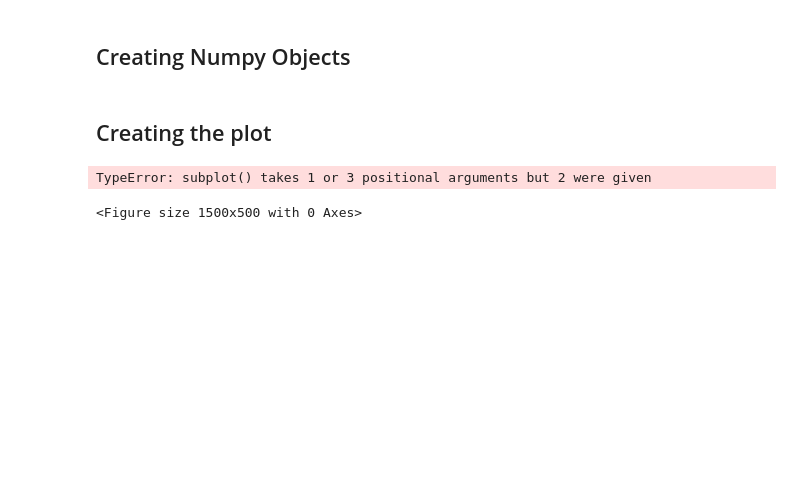
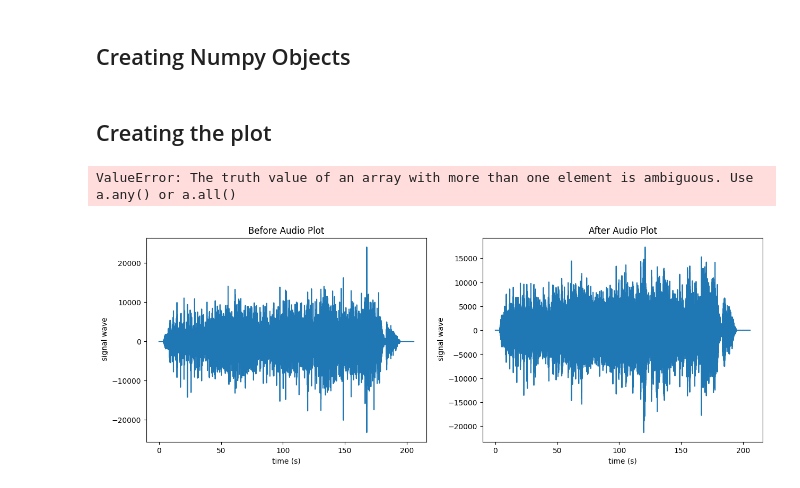
Before and after one commit to ShamalLakshan/AudExp, a Jupyter notebook: PerformaceAnalyser.ipynb, the cells around one changed output. Cells and saved outputs as stored; diff of their text form; code cells hidden in the pictures; blank space fills up the shorter version.

Commit message:
beforeNafter

```diff
--- a/PerformaceAnalyser.ipynb
+++ b/PerformaceAnalyser.ipynb
@@ -22,2 +25,3 @@ input_n_samples = input.getnframes()
 # %%
 input_signal_wave = input.readframes(-1)
+output_signal_wave = output.readframes(-1)
@@ -26,23 +28,40 @@ input_duration = n_samples/sample_freq
+# %%
+input_duration = input_n_samples/input_sample_freq
+output_duration = output_n_samples/output_sample_freq
 # %% [markdown]
 ## Creating Numpy Objects
 # %%
 # numpy object from the signal_wave. This will be plotted on the y-axis.
 
-signal_array = np.frombuffer(signal_wave, dtype=np.int16)
-
-# numpy object from duration. This will be plotted on the x-axis
-
-time = np.linspace(0, duration, num=n_samples)
+input_signal_array = np.frombuffer(input_signal_wave, dtype=np.int16)
+output_signal_array = np.frombuffer(output_signal_wave, dtype=np.int16)
+# %%
+# numpy object from duration. This will be plotted on the x-axis
+
+input_time = np.linspace(0, input_duration, num=n_samples)
+output_time = np.linspace(0, input_duration, num=n_samples)
 # %% [markdown]
 ## Creating the plot
 # %%
 plt.figure(figsize=(15, 5))
-plt.subplot(time, signal_array)
-plt.title('Audio Plot')
+
+# Plot 1
+plt.subplot(1, 2, 1)
+plt.plot(input_time, input_signal_array)
+plt.title('Before Audio Plot')
 plt.ylabel(' signal wave')
 plt.xlabel('time (s)')
+
+
+# Plot 2
+plt.subplot(1, 2, 2)
+plt.plot(output_time, output_signal_array)
+plt.title('After Audio Plot')
+plt.ylabel(' signal wave')
+plt.xlabel('time (s)')
+
 plt.xlim(0, time) #limiting the x axis to the audio time
 plt.show()
 # %% [output]
-TypeError: subplot() takes 1 or 3 positional arguments but 2 were given
+ValueError: The truth value of an array with more than one element is ambiguous. Use a.any() or a.all()
-<Figure size 1500x500 with 0 Axes>
+[figure, added]
```
Also changed, not shown: parts of 5 cells of this notebook, 2 other files.
